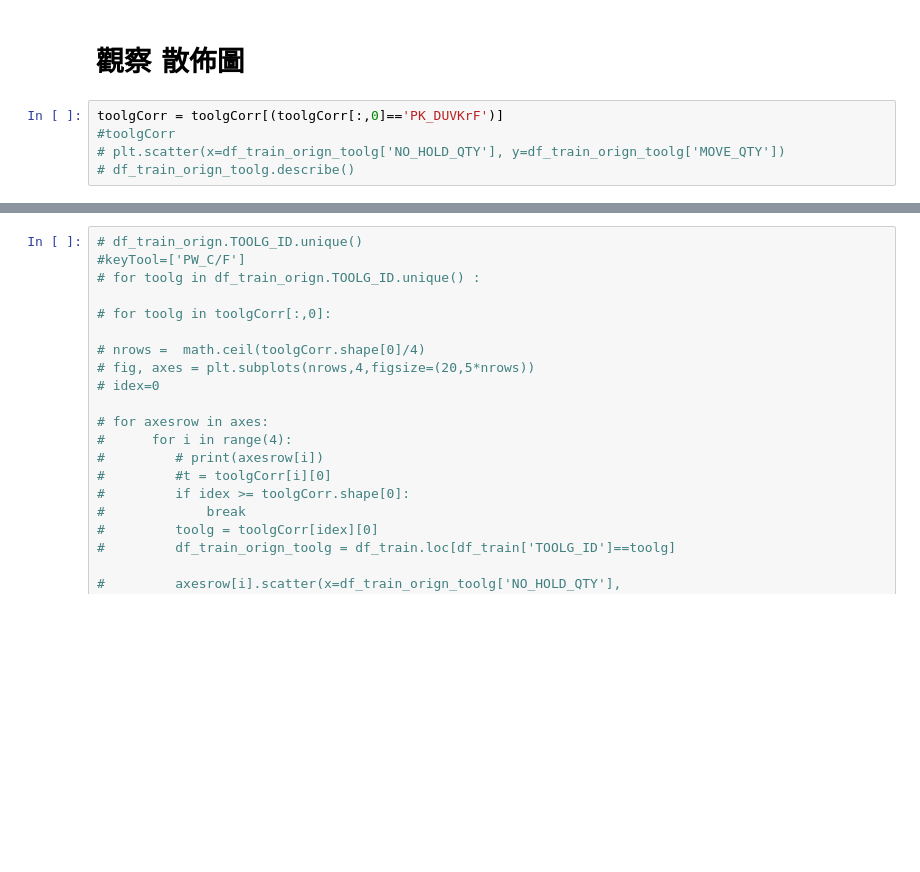
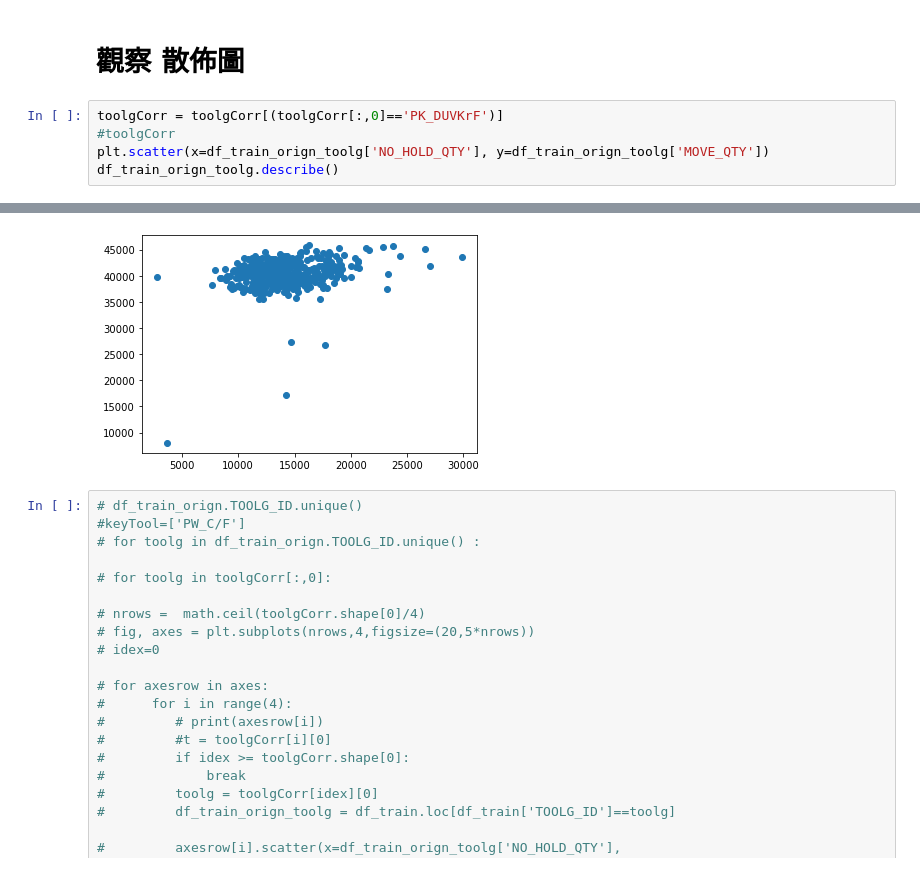
Before and after one commit to lokcyi/AI, a Jupyter notebook: homework/homework02.ipynb, the cells around one changed output, grey strips where cells are left out. Drawn from its saved outputs; the diff is of its cells as text; blank space fills up the shorter version.

```diff
--- a/homework/homework02.ipynb
+++ b/homework/homework02.ipynb
@@ -1019,5 +1037,6 @@ df_train
 # %%
 toolgCorr = toolgCorr[(toolgCorr[:,0]=='PK_DUVKrF')]
 #toolgCorr
-# plt.scatter(x=df_train_orign_toolg['NO_HOLD_QTY'], y=df_train_orign_toolg['MOVE_QTY'])
-# df_train_orign_toolg.describe()
+plt.scatter(x=df_train_orign_toolg['NO_HOLD_QTY'], y=df_train_orign_toolg['MOVE_QTY'])
+df_train_orign_toolg.describe()
+# %% [output]
@@ -1024,3 +1052,4 @@ toolgCorr = toolgCorr[(toolgCorr[:,0]=='PK_DUVKrF')]
+[figure, added]
 # %%
 # df_train_orign.TOOLG_ID.unique()
 #keyTool=['PW_C/F']
```
Also changed, not shown: parts of 4 cells of this notebook, 2 other files.
